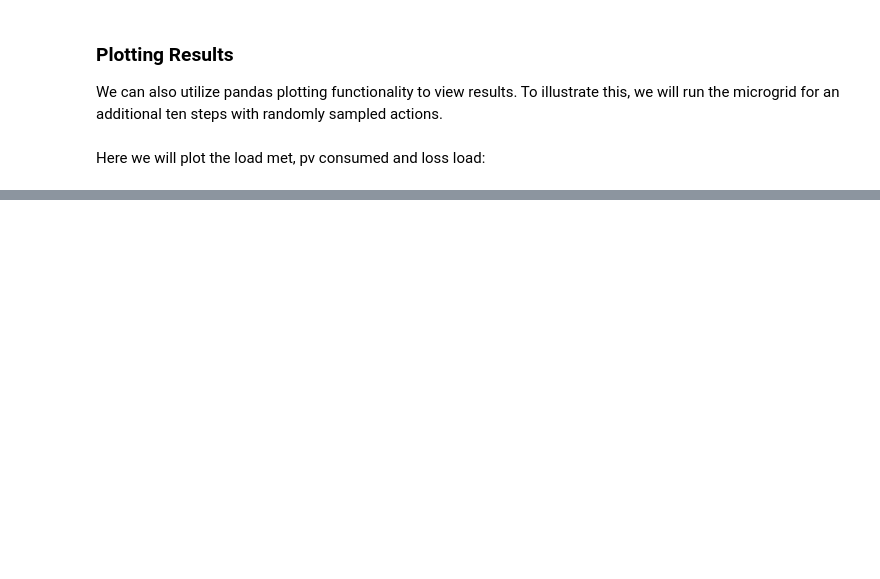
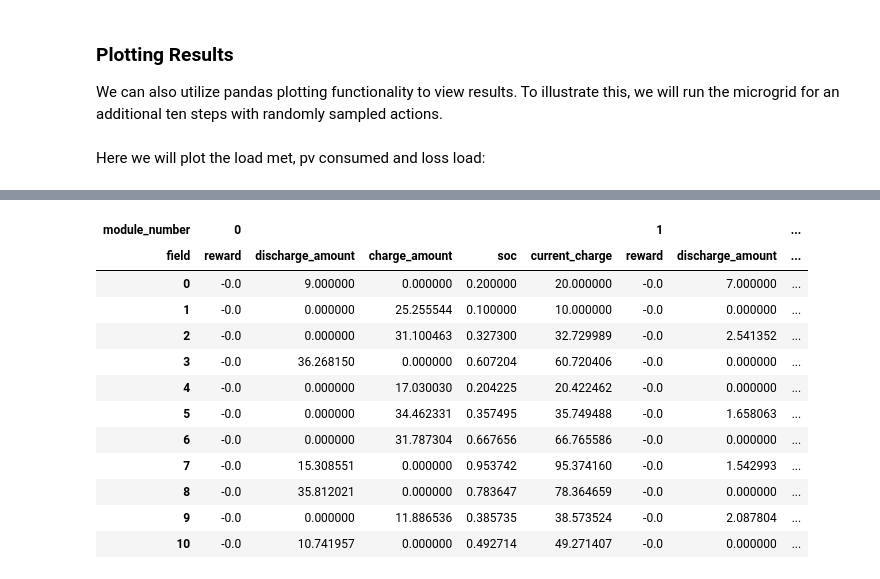
Before and after one commit to Techathon-2025-G5/smart-energy-community-platform, a Jupyter notebook: model/quick-start.ipynb, the cells around one changed output, grey strips where cells are left out. Drawn from its saved outputs; the diff is of its cells as text; code cells hidden in the pictures; blank space fills up the shorter version.

```diff
--- a/model/quick-start.ipynb
+++ b/model/quick-start.ipynb
@@ -209,0 +210,18 @@ microgrid.log[[('load', 0, 'load_met'),
+# %%
+df = microgrid.get_log()
+# %%
+df['battery']
+# %% [output]
+| module_number | 0 |  |  |  |  | 1 |  | ... |
+| field | reward | discharge_amount | charge_amount | soc | current_charge | reward | discharge_amount | ... |
+| 0 | -0.0 | 9.000000 | 0.000000 | 0.200000 | 20.000000 | -0.0 | 7.000000 | ... |
+| 1 | -0.0 | 0.000000 | 25.255544 | 0.100000 | 10.000000 | -0.0 | 0.000000 | ... |
+| 2 | -0.0 | 0.000000 | 31.100463 | 0.327300 | 32.729989 | -0.0 | 2.541352 | ... |
+| 3 | -0.0 | 36.268150 | 0.000000 | 0.607204 | 60.720406 | -0.0 | 0.000000 | ... |
+| 4 | -0.0 | 0.000000 | 17.030030 | 0.204225 | 20.422462 | -0.0 | 0.000000 | ... |
+| 5 | -0.0 | 0.000000 | 34.462331 | 0.357495 | 35.749488 | -0.0 | 1.658063 | ... |
+| 6 | -0.0 | 0.000000 | 31.787304 | 0.667656 | 66.765586 | -0.0 | 0.000000 | ... |
+| 7 | -0.0 | 15.308551 | 0.000000 | 0.953742 | 95.374160 | -0.0 | 1.542993 | ... |
+| 8 | -0.0 | 35.812021 | 0.000000 | 0.783647 | 78.364659 | -0.0 | 0.000000 | ... |
+| 9 | -0.0 | 0.000000 | 11.886536 | 0.385735 | 38.573524 | -0.0 | 2.087804 | ... |
+| 10 | -0.0 | 10.741957 | 0.000000 | 0.492714 | 49.271407 | -0.0 | 0.000000 | ... |
```
Also changed, not shown: parts of 6 cells of this notebook, 1 other file.
